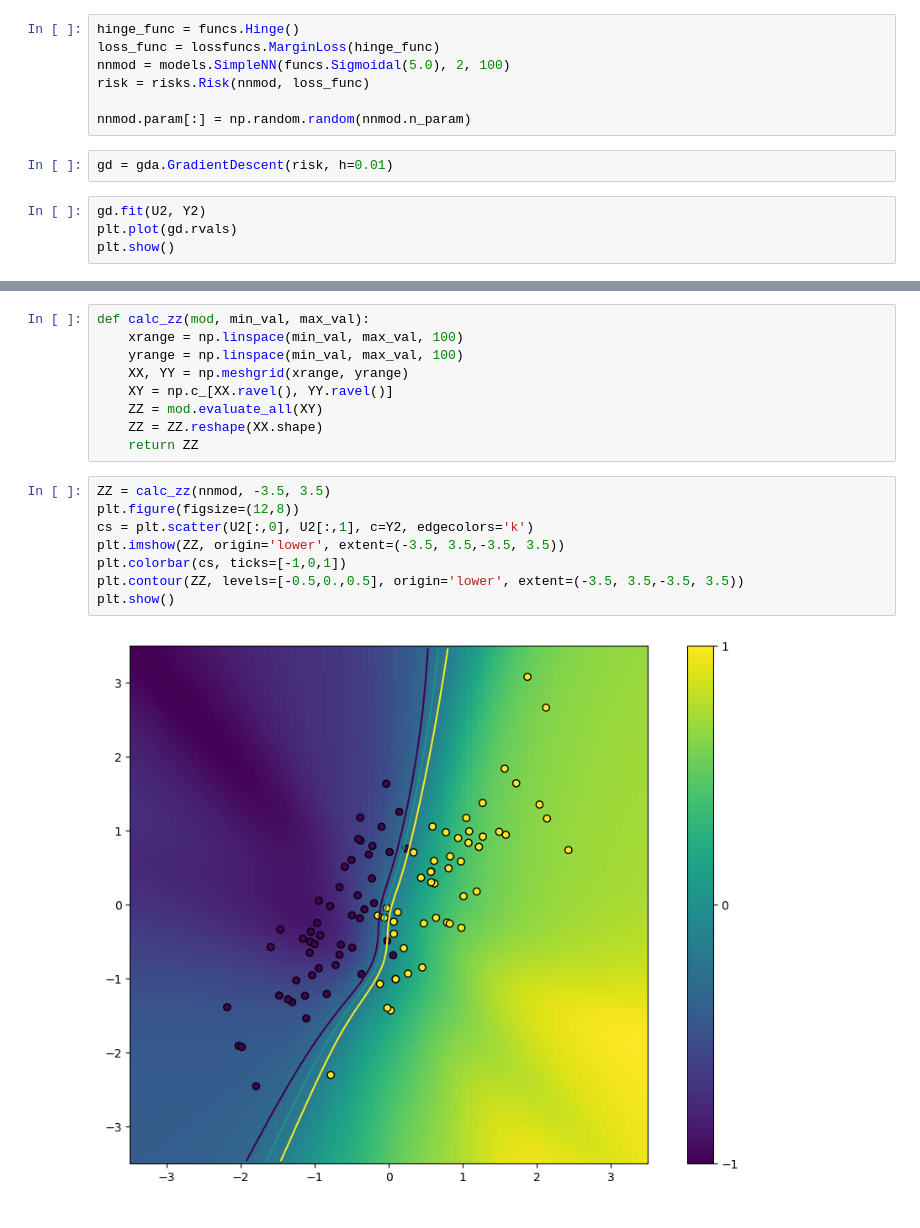
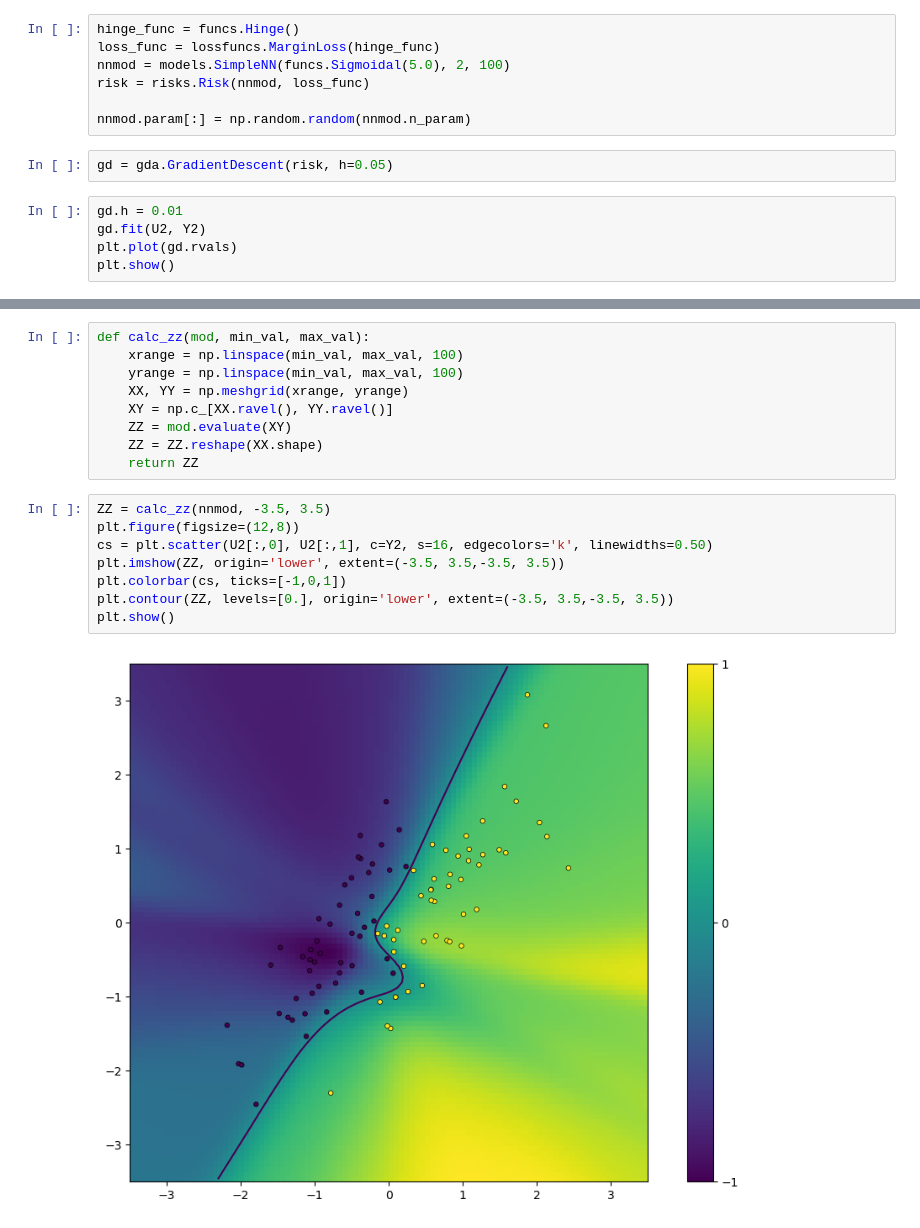
Before and after one commit to intellimath/mltools, a Jupyter notebook: notebooks/nn_classification_iris.ipynb, the cells around one changed output, grey strips where cells are left out. Drawn from its saved outputs; the diff is of its cells as text.

```diff
--- a/notebooks/nn_classification_iris.ipynb
+++ b/notebooks/nn_classification_iris.ipynb
@@ -50,8 +52,9 @@ risk = risks.Risk(nnmod, loss_func)
 
 nnmod.param[:] = np.random.random(nnmod.n_param)
 # %%
-gd = gda.GradientDescent(risk, h=0.01)
+gd = gda.GradientDescent(risk, h=0.05)
 # %%
+gd.h = 0.01
 gd.fit(U2, Y2)
 plt.plot(gd.rvals)
 plt.show()
@@ -63,16 +66,16 @@ def calc_zz(mod, min_val, max_val):
     yrange = np.linspace(min_val, max_val, 100)
     XX, YY = np.meshgrid(xrange, yrange)
     XY = np.c_[XX.ravel(), YY.ravel()]
-    ZZ = mod.evaluate_all(XY)
+    ZZ = mod.evaluate(XY)
     ZZ = ZZ.reshape(XX.shape)
     return ZZ
 # %%
 ZZ = calc_zz(nnmod, -3.5, 3.5)
 plt.figure(figsize=(12,8))
-cs = plt.scatter(U2[:,0], U2[:,1], c=Y2, edgecolors='k')
+cs = plt.scatter(U2[:,0], U2[:,1], c=Y2, s=16, edgecolors='k', linewidths=0.50)
 plt.imshow(ZZ, origin='lower', extent=(-3.5, 3.5,-3.5, 3.5))
 plt.colorbar(cs, ticks=[-1,0,1])
-plt.contour(ZZ, levels=[-0.5,0.,0.5], origin='lower', extent=(-3.5, 3.5,-3.5, 3.5))
+plt.contour(ZZ, levels=[0.], origin='lower', extent=(-3.5, 3.5,-3.5, 3.5))
 plt.show()
 # %% [output]
-[figure, old version]
+[figure, new version]
```
Also changed, not shown: parts of 4 cells of this notebook, 5 other files.
